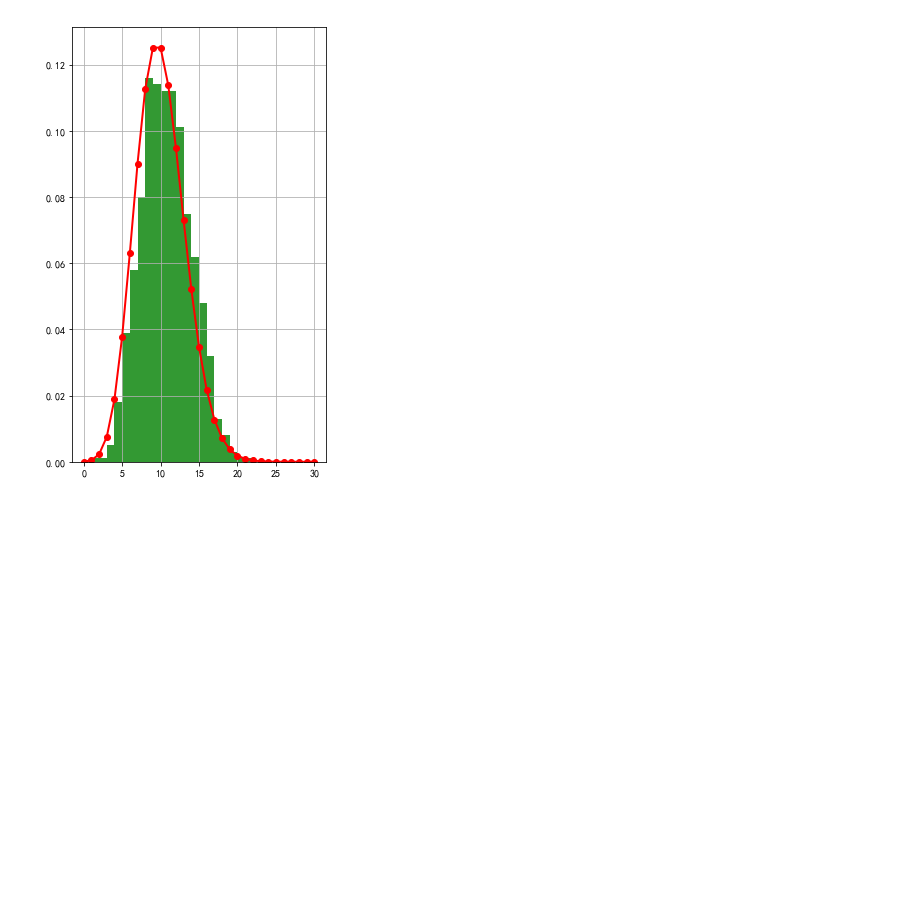
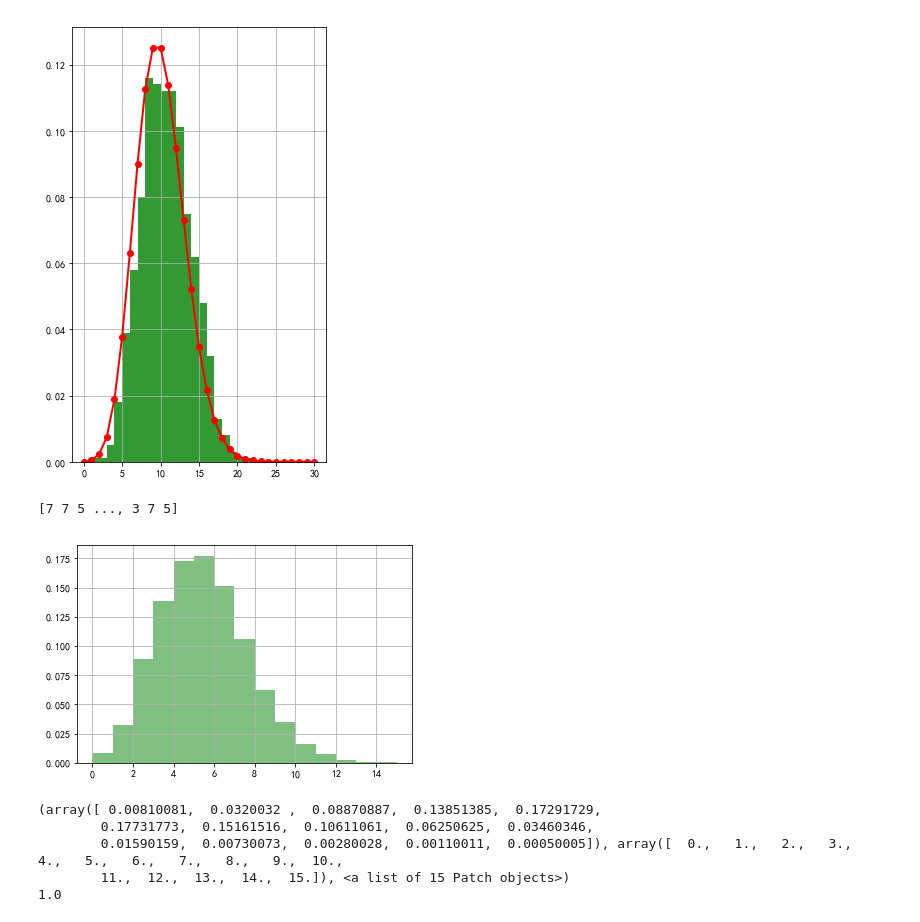
Before and after one commit to ToWorkit/ML_BASE, a Jupyter notebook: ml_base/_numpy/_numpy_04.ipynb, the cells around one changed output. Cells and saved outputs as stored; diff of their text form; code cells hidden in the pictures; blank space fills up the shorter version.

```diff
--- a/ml_base/_numpy/_numpy_04.ipynb
+++ b/ml_base/_numpy/_numpy_04.ipynb
@@ -120,3 +121,22 @@ plt.grid(True)
 plt.show()
 # %% [output]
 [figure]
+# %%
+# Poission 分布
+x = np.random.poisson(lam=5, size=10000)
+print(x)
+pillar = 15
+a = plt.hist(x, bins=pillar, normed=True, range=[0, pillar], color='g', alpha=0.5)
+plt.grid()
+plt.show()
+print(a)
+# 求和
+print(a[0].sum())
+# %% [output]
+[7 7 5 ..., 3 7 5]
+[figure, added]
+(array([ 0.00810081,  0.0320032 ,  0.08870887,  0.13851385,  0.17291729,
+        0.17731773,  0.15161516,  0.10611061,  0.06250625,  0.03460346,
+        0.01590159,  0.00730073,  0.00280028,  0.00110011,  0.00050005]), array([  0.,   1.,   2.,   3.,   4.,   5.,   6.,   7.,   8.,   9.,  10.,
+        11.,  12.,  13.,  14.,  15.]), <a list of 15 Patch objects>)
+1.0
```
Also changed, not shown: parts of 2 cells of this notebook, 1 other file.
